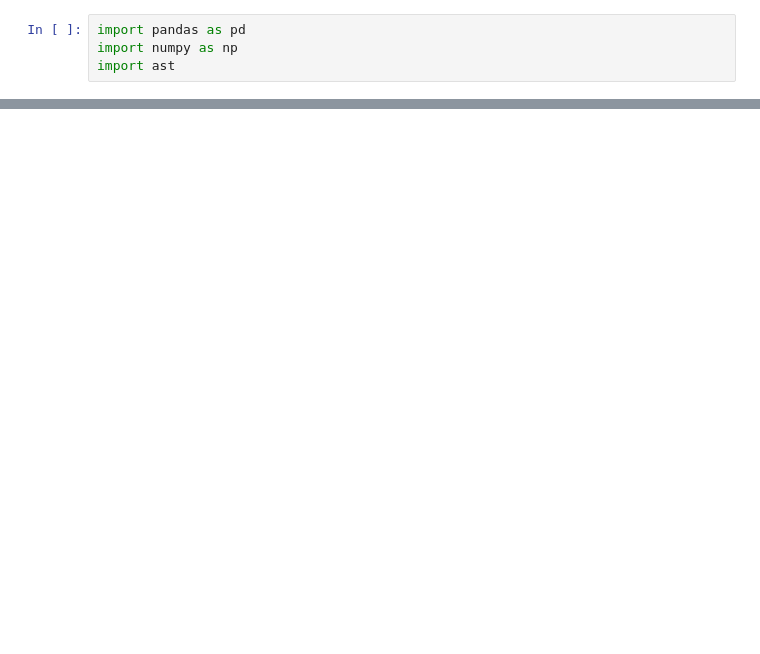
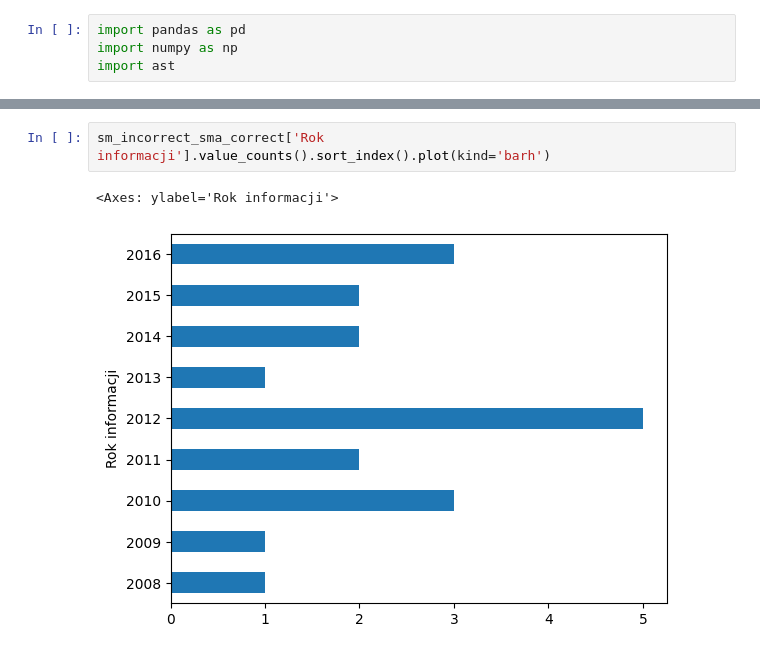
Before and after one commit to jegor377/thesis_classifier, a Jupyter notebook: SM vs SMA analysis results analysis.ipynb, the cells around one changed output, grey strips where cells are left out. Saved outputs shown, nothing was run; the diff lists cells and outputs as text; blank space fills up the shorter version.

```diff
--- a/SM vs SMA analysis results analysis.ipynb
+++ b/SM vs SMA analysis results analysis.ipynb
@@ -44,0 +52,5 @@ sm_incorrect_sma_correct.describe()
+# %%
+sm_incorrect_sma_correct['Rok informacji'].value_counts().sort_index().plot(kind='barh')
+# %% [output]
+<Axes: ylabel='Rok informacji'>
+[figure, added]
```
Also changed, not shown: parts of 12 cells of this notebook, 7 other files.
